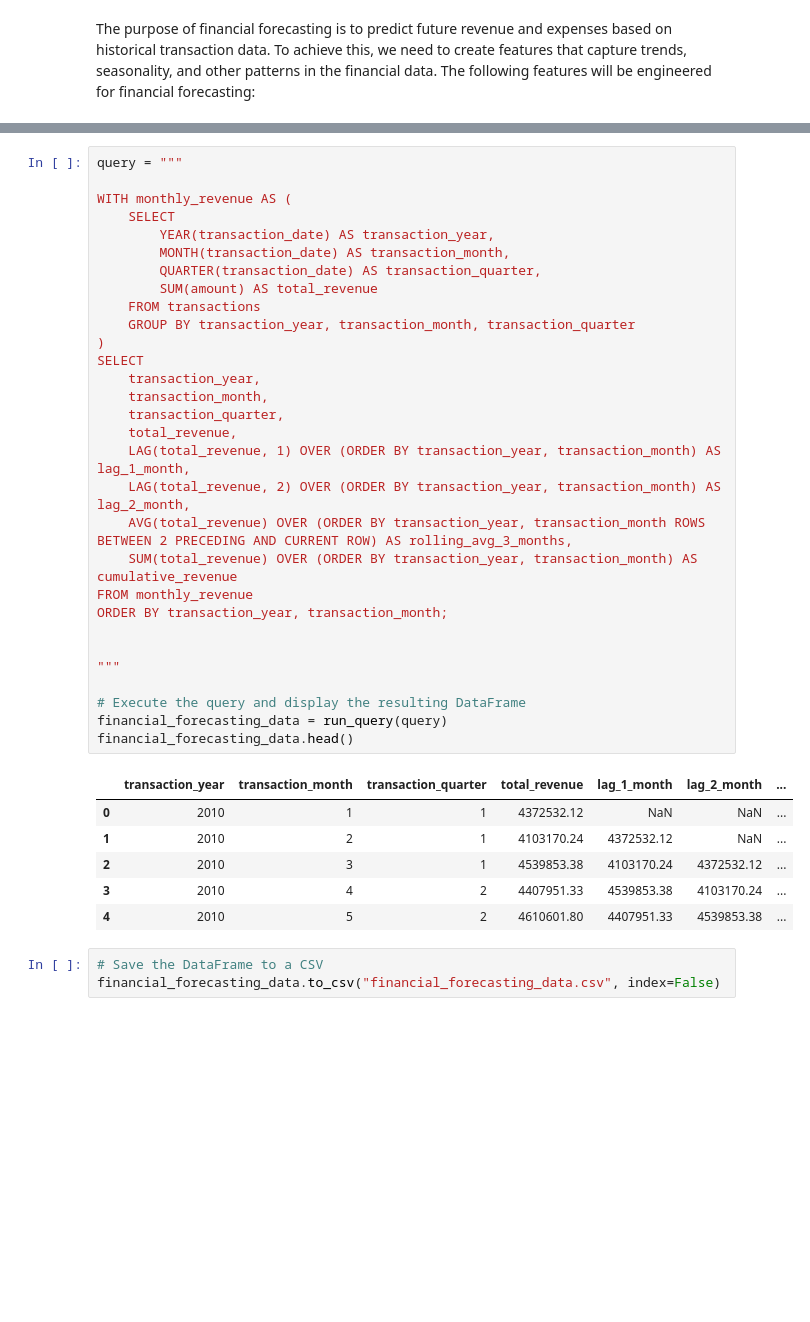
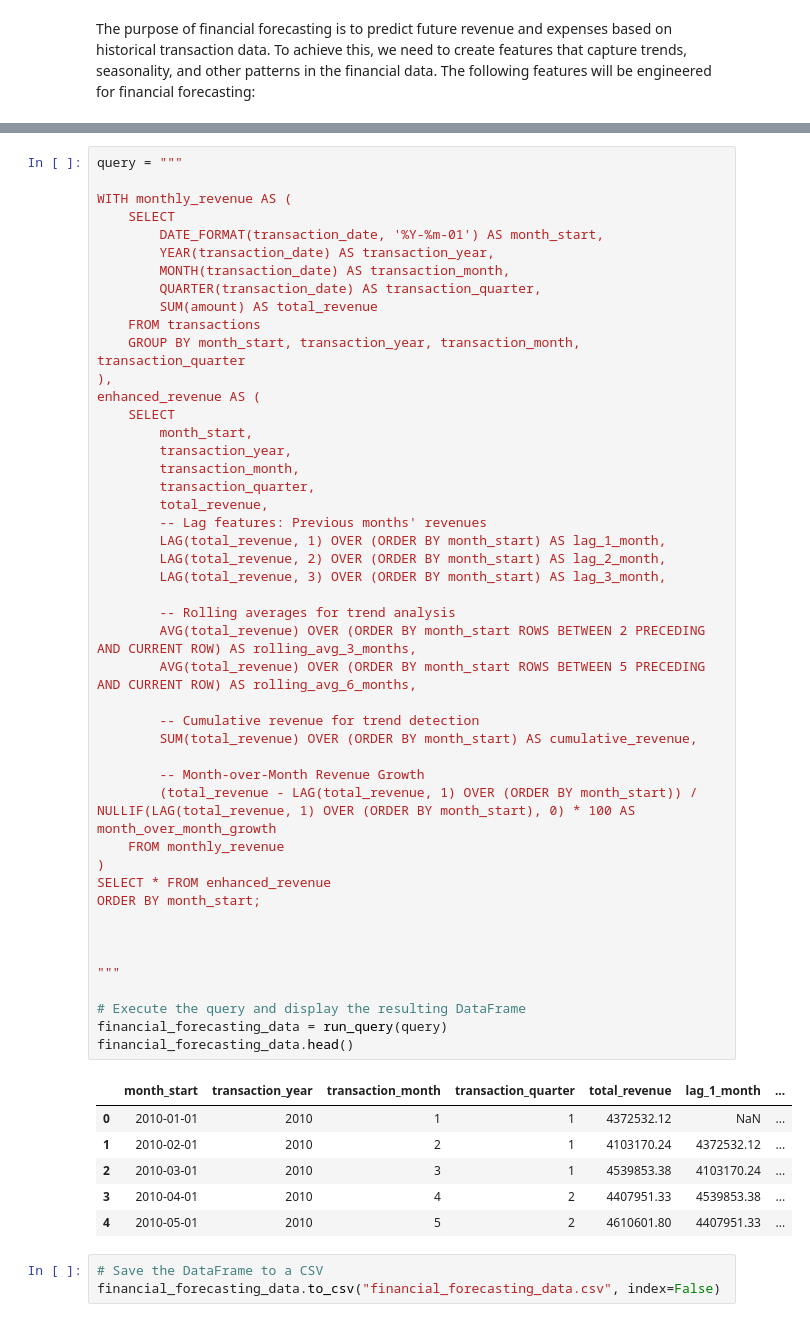
Before and after one commit to TeslimAdeyanju/15-Portfolio-Financial-Data-Analytics-Forecasting-Variance-Analysis, a Jupyter notebook: Financial-Data-Analytics-Forecasting-Variance-Analysis.ipynb, the cells around one changed output, grey strips where cells are left out. Saved outputs shown, nothing was run; the diff lists cells and outputs as text; blank space fills up the shorter version.

```diff
--- a/Financial-Data-Analytics-Forecasting-Variance-Analysis.ipynb
+++ b/Financial-Data-Analytics-Forecasting-Variance-Analysis.ipynb
@@ -1034,40 +1046,56 @@ The purpose of financial forecasting is to predict future revenue and expenses b
 # %%
 query = """
 
 WITH monthly_revenue AS (
     SELECT
+        DATE_FORMAT(transaction_date, '%Y-%m-01') AS month_start,
         YEAR(transaction_date) AS transaction_year,
         MONTH(transaction_date) AS transaction_month,
         QUARTER(transaction_date) AS transaction_quarter,
         SUM(amount) AS total_revenue
     FROM transactions
-    GROUP BY transaction_year, transaction_month, transaction_quarter
+    GROUP BY month_start, transaction_year, transaction_month, transaction_quarter
+),
+enhanced_revenue AS (
+    SELECT
+        month_start,
+        transaction_year,
+        transaction_month,
+        transaction_quarter,
+        total_revenue,
+        -- Lag features: Previous months' revenues
+        LAG(total_revenue, 1) OVER (ORDER BY month_start) AS lag_1_month,
+        LAG(total_revenue, 2) OVER (ORDER BY month_start) AS lag_2_month,
+        LAG(total_revenue, 3) OVER (ORDER BY month_start) AS lag_3_month,
+
+        -- Rolling averages for trend analysis
+        AVG(total_revenue) OVER (ORDER BY month_start ROWS BETWEEN 2 PRECEDING AND CURRENT ROW) AS rolling_avg_3_months,
+        AVG(total_revenue) OVER (ORDER BY month_start ROWS BETWEEN 5 PRECEDING AND CURRENT ROW) AS rolling_avg_6_months,
+
+        -- Cumulative revenue for trend detection
+        SUM(total_revenue) OVER (ORDER BY month_start) AS cumulative_revenue,
+
+        -- Month-over-Month Revenue Growth
+        (total_revenue - LAG(total_revenue, 1) OVER (ORDER BY month_start)) / NULLIF(LAG(total_revenue, 1) OVER (ORDER BY month_start), 0) * 100 AS month_over_month_growth
+    FROM monthly_revenue
 )
-SELECT
-    transaction_year,
-    transaction_month,
-    transaction_quarter,
-    total_revenue,
-    LAG(total_revenue, 1) OVER (ORDER BY transaction_year, transaction_month) AS lag_1_month,
-    LAG(total_revenue, 2) OVER (ORDER BY transaction_year, transaction_month) AS lag_2_month,
-    AVG(total_revenue) OVER (ORDER BY transaction_year, transaction_month ROWS BETWEEN 2 PRECEDING AND CURRENT ROW) AS rolling_avg_3_months,
-    SUM(total_revenue) OVER (ORDER BY transaction_year, transaction_month) AS cumulative_revenue
-FROM monthly_revenue
-ORDER BY transaction_year, transaction_month;
+SELECT * FROM enhanced_revenue
+ORDER BY month_start;
+
 
 
 """
 
 # Execute the query and display the resulting DataFrame
 financial_forecasting_data = run_query(query)
 financial_forecasting_data.head()
 # %% [output]
-|  | transaction_year | transaction_month | transaction_quarter | total_revenue | lag_1_month | lag_2_month | ... |
-| 0 | 2010 | 1 | 1 | 4372532.12 | NaN | NaN | ... |
-| 1 | 2010 | 2 | 1 | 4103170.24 | 4372532.12 | NaN | ... |
-| 2 | 2010 | 3 | 1 | 4539853.38 | 4103170.24 | 4372532.12 | ... |
-| 3 | 2010 | 4 | 2 | 4407951.33 | 4539853.38 | 4103170.24 | ... |
-| 4 | 2010 | 5 | 2 | 4610601.80 | 4407951.33 | 4539853.38 | ... |
+|  | month_start | transaction_year | transaction_month | transaction_quarter | total_revenue | lag_1_month | ... |
+| 0 | 2010-01-01 | 2010 | 1 | 1 | 4372532.12 | NaN | ... |
+| 1 | 2010-02-01 | 2010 | 2 | 1 | 4103170.24 | 4372532.12 | ... |
+| 2 | 2010-03-01 | 2010 | 3 | 1 | 4539853.38 | 4103170.24 | ... |
+| 3 | 2010-04-01 | 2010 | 4 | 2 | 4407951.33 | 4539853.38 | ... |
+| 4 | 2010-05-01 | 2010 | 5 | 2 | 4610601.80 | 4407951.33 | ... |
 # %%
 # Save the DataFrame to a CSV
 financial_forecasting_data.to_csv("financial_forecasting_data.csv", index=False)
```
Also changed, not shown: parts of 12 cells of this notebook.
